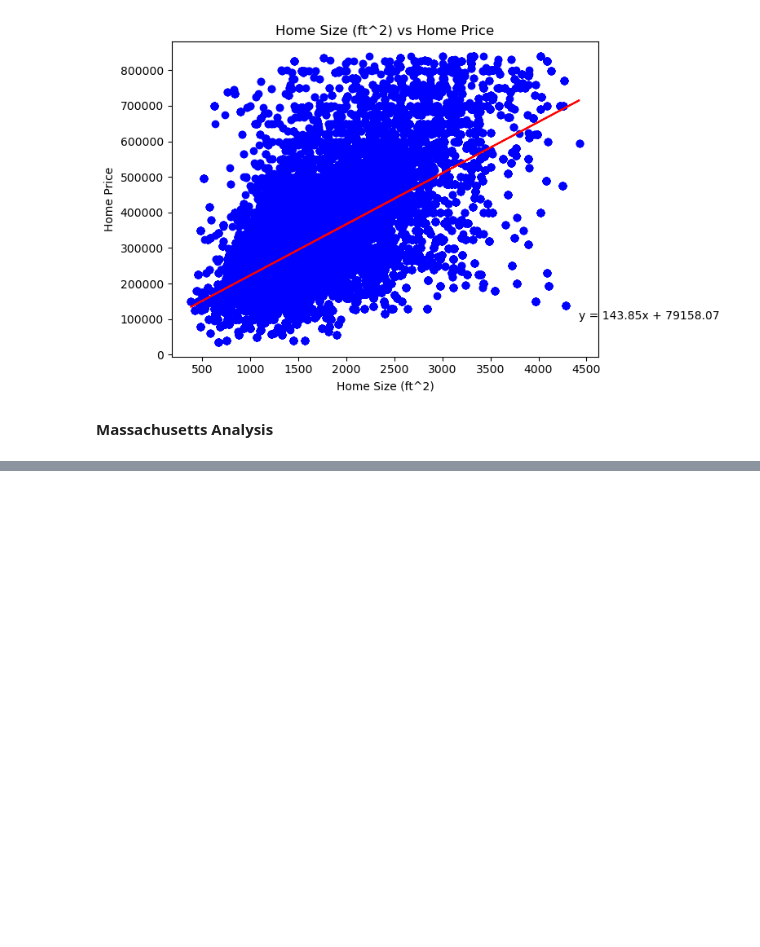
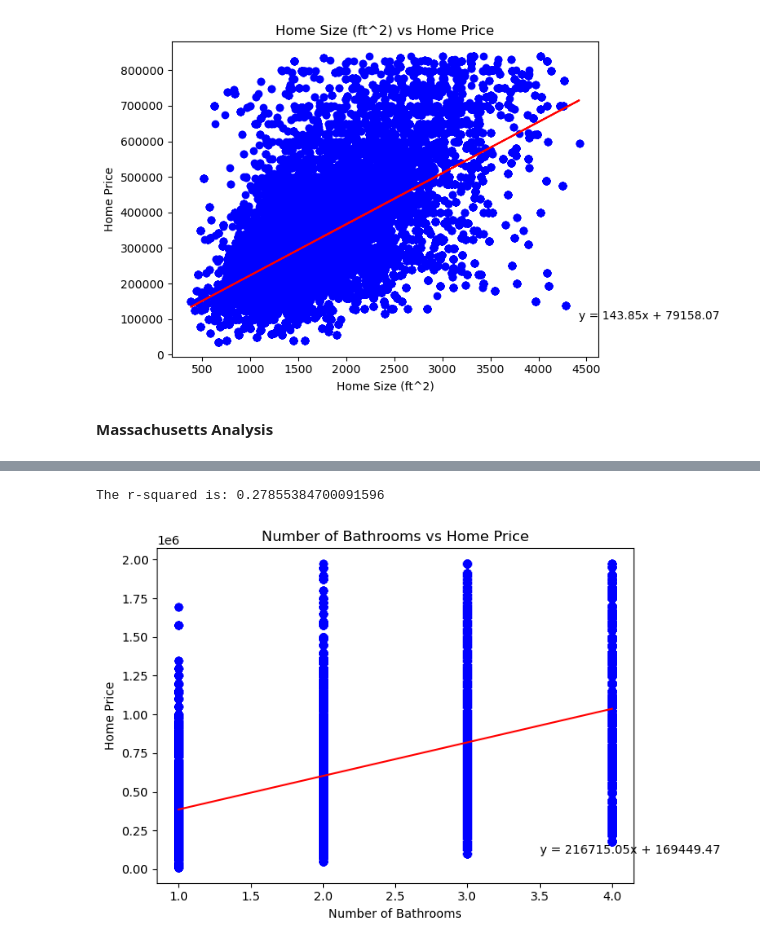
Before and after one commit to NMcHale029/BC-Project-1, a Jupyter notebook: variable_analysis.ipynb, the cells around one changed output, grey strips where cells are left out. Cells and saved outputs as stored; diff of their text form; code cells hidden in the pictures; blank space fills up the shorter version.

```diff
--- a/variable_analysis.ipynb
+++ b/variable_analysis.ipynb
@@ -128,0 +138,9 @@ The r-squared is: 0.41202141411942117
+# %%
+#plot out number of bathrooms vs. house price and calculate regression
+plt.xlabel('Number of Bathrooms')
+plt.ylabel('Home Price')
+plt.title('Number of Bathrooms vs Home Price')
+house_plot(ma_df['bath'],ma_df['price'])
+# %% [output]
+The r-squared is: 0.27855384700091596
+[figure, added]
```
Also changed, not shown: parts of 13 cells of this notebook.
